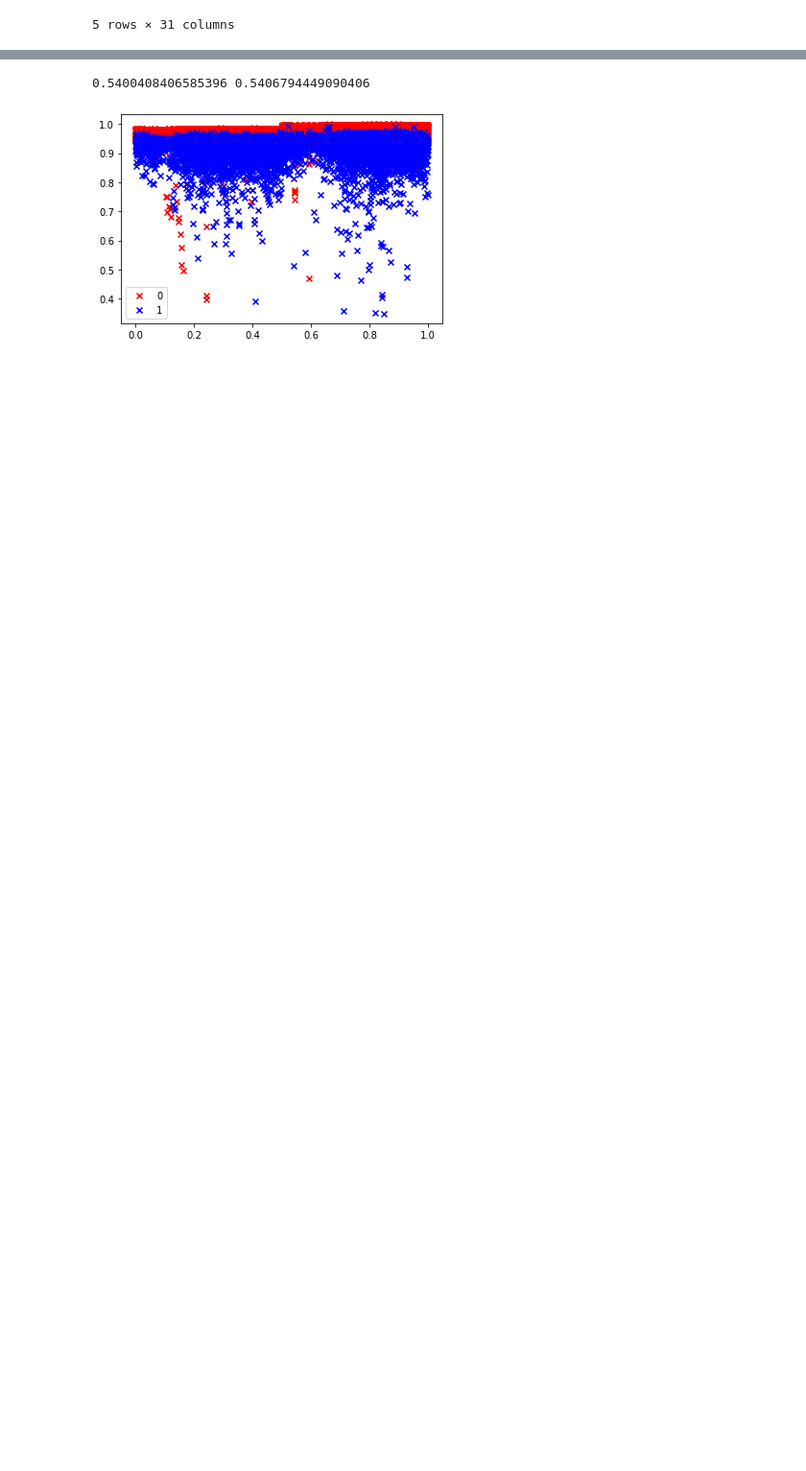
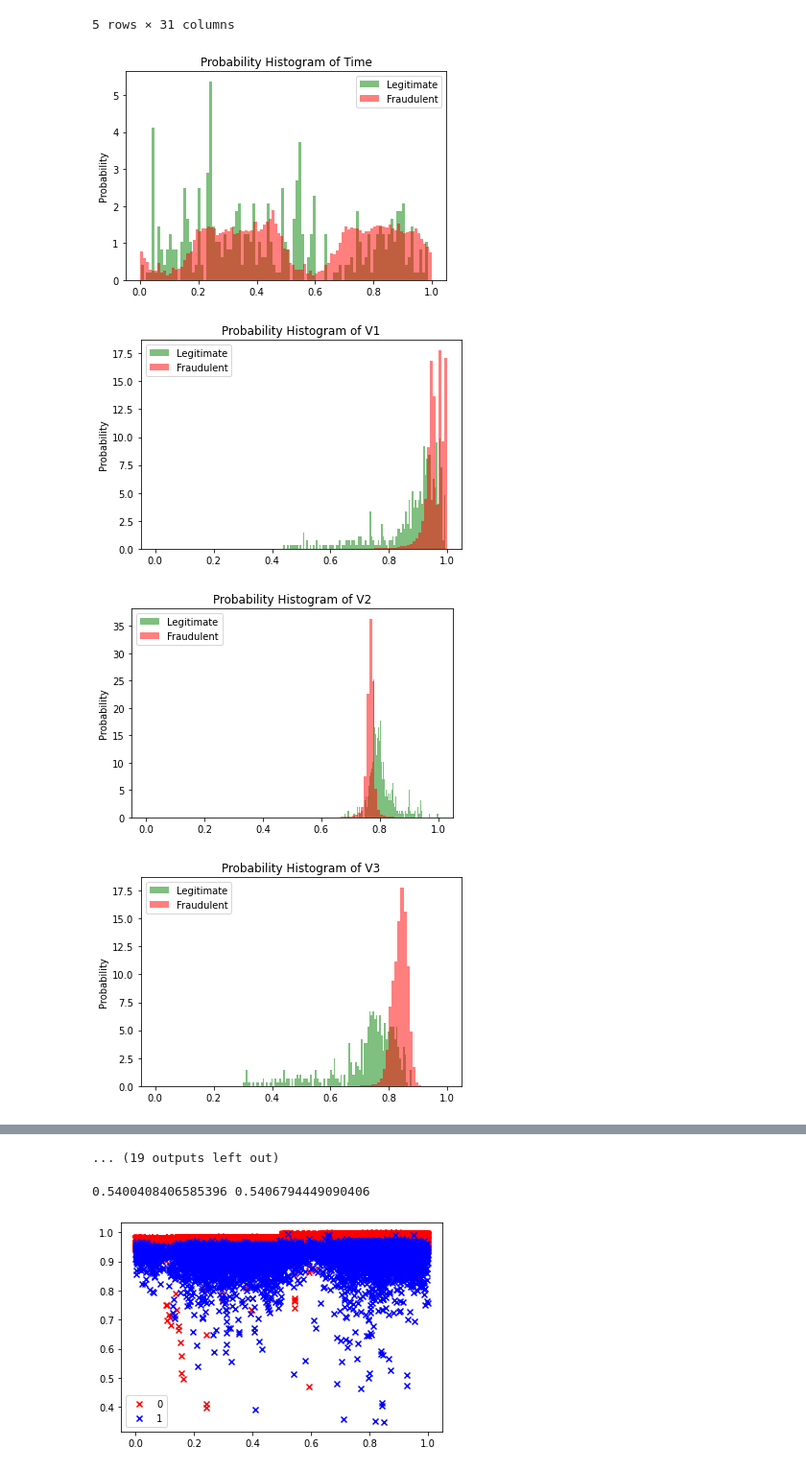
Before and after one commit to sjacob2019/Credit-Card-Fraud-Detection, a Jupyter notebook: gmm_implementation.ipynb, the cells around one changed output, grey strips where cells are left out. Shown at 96% size. Cells and saved outputs as stored; diff of their text form; code cells hidden in the pictures; blank space fills up the shorter version.

Commit message:
Adds Plots

```diff
--- a/gmm_implementation.ipynb
+++ b/gmm_implementation.ipynb
@@ -29,3 +28,21 @@ unsupervised_df = dataset.drop(columns=['Class'])
 # Normalizing
 scaler = MinMaxScaler(feature_range=(0, 1))
 unsupervised_data = scaler.fit_transform(unsupervised_df)
+# %%
+normalized_Dataset = (dataset-dataset.min()) / (dataset.max()-dataset.min())
+for Feature in normalized_Dataset:
+    legitimate = normalized_Dataset.loc[dataset.Class == 1, Feature]
+    fraudulent = normalized_Dataset.loc[dataset.Class == 0, Feature]
+
+    kwargs = dict(alpha=0.5, bins=100, density=True, stacked=True)
+
+    plt.hist(legitimate, **kwargs, color='Green', label='Legitimate')
+    plt.hist(fraudulent, **kwargs, color='Red', label='Fraudulent')
+    plt.gca().set(title='Probability Histogram of ' + str(Feature), ylabel='Probability')
+    plt.legend()
+    plt.show()
+# %% [output]
+[figure, added]
+[figure, added]
+[figure, added]
+[figure, added]
@@ -32,3 +57,4 @@ unsupervised_data = scaler.fit_transform(unsupervised_df)
+... (19 outputs left out)
 # %%
 # Kfold validation
 X = unsupervised_df.to_numpy()
```
Also changed, not shown: parts of 2 cells of this notebook.
